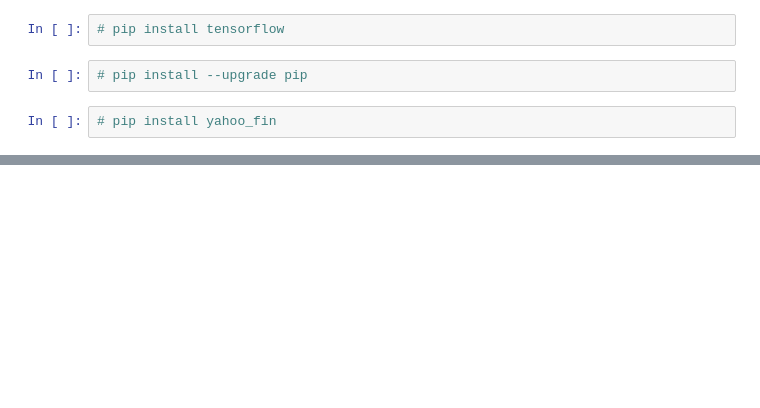
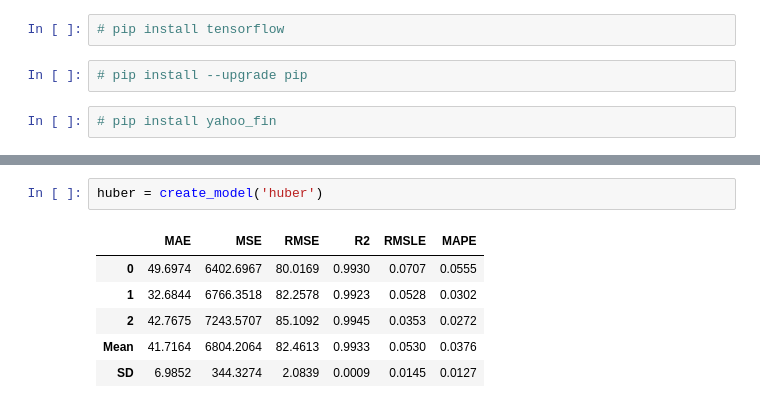
Before and after one commit to nickessner/FinancialPredictions, a Jupyter notebook: yahooAPI.ipynb, the cells around one changed output, grey strips where cells are left out. Saved outputs shown, nothing was run; the diff lists cells and outputs as text; blank space fills up the shorter version.

```diff
--- a/yahooAPI.ipynb
+++ b/yahooAPI.ipynb
@@ -85,0 +133,9 @@ amazon_weekly
+# %%
+huber = create_model('huber')
+# %% [output]
+|  | MAE | MSE | RMSE | R2 | RMSLE | MAPE |
+| 0 | 49.6974 | 6402.6967 | 80.0169 | 0.9930 | 0.0707 | 0.0555 |
+| 1 | 32.6844 | 6766.3518 | 82.2578 | 0.9923 | 0.0528 | 0.0302 |
+| 2 | 42.7675 | 7243.5707 | 85.1092 | 0.9945 | 0.0353 | 0.0272 |
+| Mean | 41.7164 | 6804.2064 | 82.4613 | 0.9933 | 0.0530 | 0.0376 |
+| SD | 6.9852 | 344.3274 | 2.0839 | 0.0009 | 0.0145 | 0.0127 |
```
Also changed, not shown: parts of 16 cells of this notebook, 4 other files.
